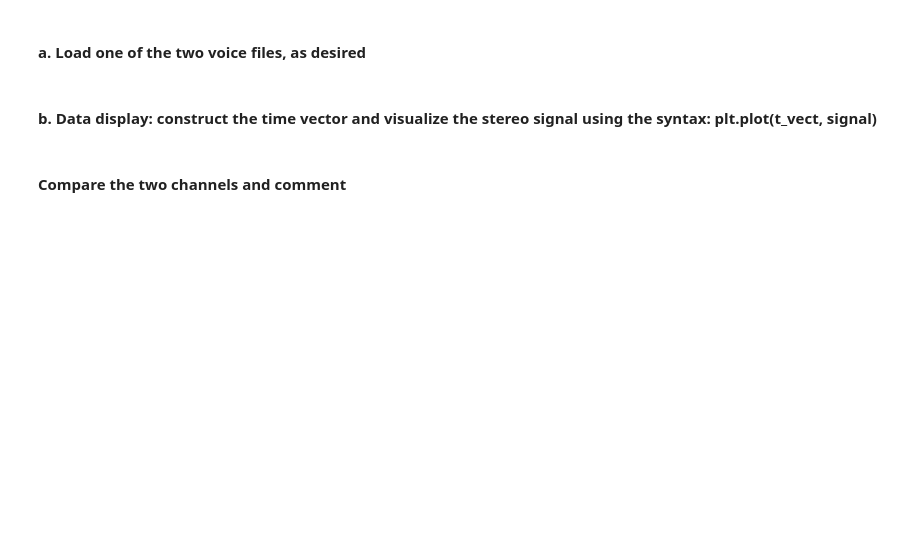
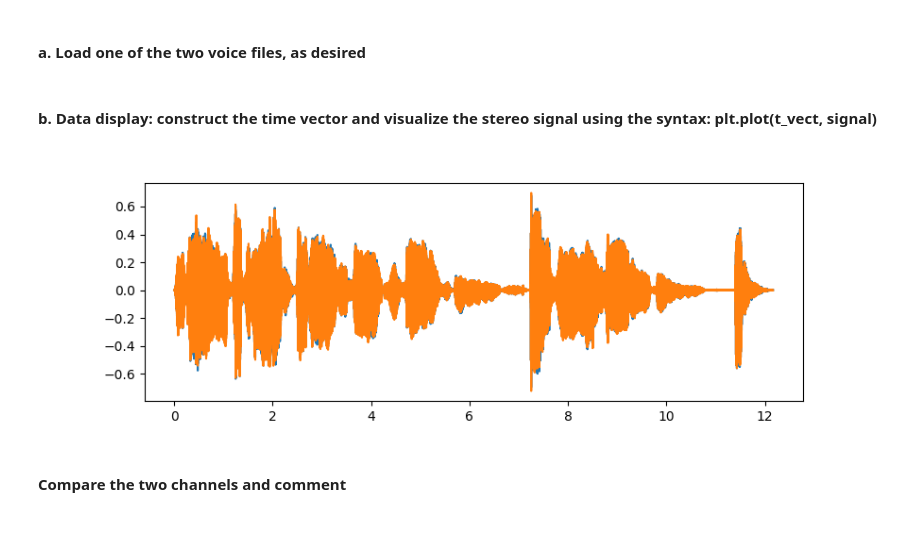
Before and after one commit to SharaineMALARVIJY/S1_Traitement_du_son, a Jupyter notebook: TP1/TP1_Son1.ipynb, the cells around one changed output. Drawn from its saved outputs; the diff is of its cells as text; code cells hidden in the pictures; blank space fills up the shorter version.

```diff
--- a/TP1/TP1_Son1.ipynb
+++ b/TP1/TP1_Son1.ipynb
@@ -25,10 +28,18 @@ from filtres import filtre
 #### a. Load one of the two voice files, as desired
 # %%
 # UNCOMMENT ONE OF THE 2 FOLLOWING LINES
-#x_voice0, Fs = sf.read('son/Voice_LaurynHill.wav')
-#x_voice0, Fs = sf.read('son/Voice_AmyWinehouse.wav')
+# x_voice0, Fs = sf.read('son/Voice_LaurynHill.wav')
+x_voice0, Fs = sf.read('son/Voice_AmyWinehouse.wav')
 # %% [markdown]
 #### b. Data display: construct the time vector and visualize the stereo signal using the syntax: plt.plot(t_vect, signal)
+# %%
+t_nb_point = len(x_voice0)
+t_vect = np.linspace(0, t_nb_point/Fs, t_nb_point)
+plt.figure(figsize= (9, 3))
+plt.plot(t_vect, x_voice0)
+plt.show()
+# %% [output]
+[figure, added]
 # %% [markdown]
 #### Compare the two channels and comment
 # %% [markdown]
```
Also changed, not shown: parts of 12 cells of this notebook.
